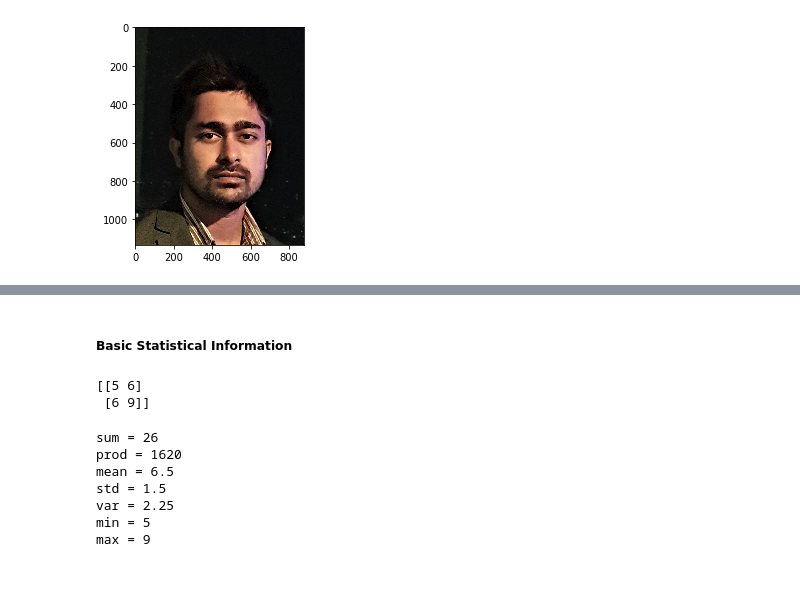
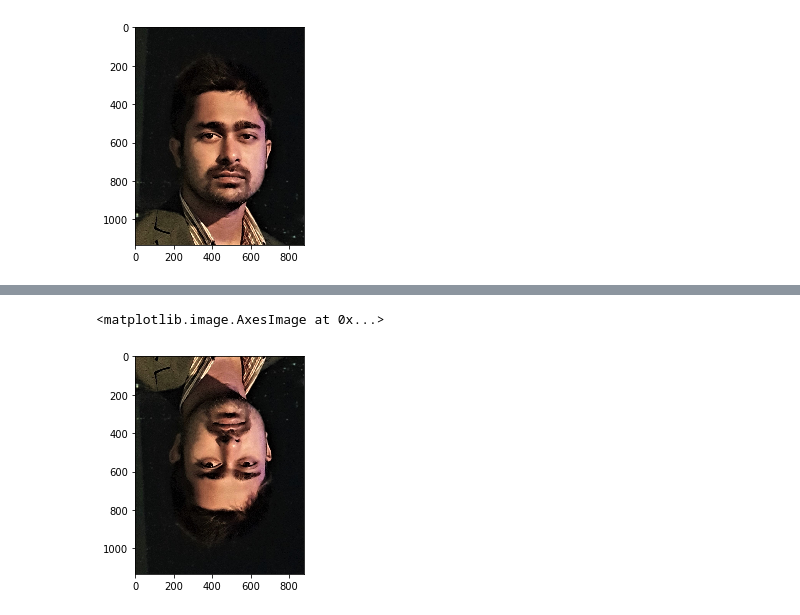
Before and after one commit to shredder47/Numpy-Examples, a Jupyter notebook: Numpy Basics.ipynb, the cells around one changed output, grey strips where cells are left out. Saved outputs shown, nothing was run; the diff lists cells and outputs as text; code cells hidden in the pictures; blank space fills up the shorter version.

```diff
--- a/Numpy Basics.ipynb
+++ b/Numpy Basics.ipynb
@@ -487,4 +740,4 @@ Rows max = [ 9  8 10 10]
 # %%
 from skimage import io
 # %%
-photoMatrix = io.imread('me.jpg')
+photo = io.imread('me.jpg')
@@ -512,24 +755,5 @@ plt.imshow(photoMatrix[100:500, 100:600])
-# %% [markdown]
-##### Basic Statistical Information
-# %%
-arr2D = (np.random.random([2,2])*10).astype(int)
-print(arr2D)
-# %% [output]
-[[5 6]
- [6 9]]
-# %%
-print(f'sum = {np.sum(arr2D)}')
-print(f'prod = {np.prod(arr2D)}')
-print(f'mean = {np.mean(arr2D)}')
-print(f'std = {np.std(arr2D)}')
-print(f'var = {np.var(arr2D)}')
-print(f'min = {np.min(arr2D)}')
-print(f'max = {np.max(arr2D)}')
-# %% [output]
-sum = 26
-prod = 1620
-mean = 6.5
-std = 1.5
-var = 2.25
-min = 5
-max = 9
+# %%
+plt.imshow(photo[::-1])
+# %% [output]
+<matplotlib.image.AxesImage at 0x...>
+[figure, added]
```
Also changed, not shown: parts of 256 cells of this notebook.
